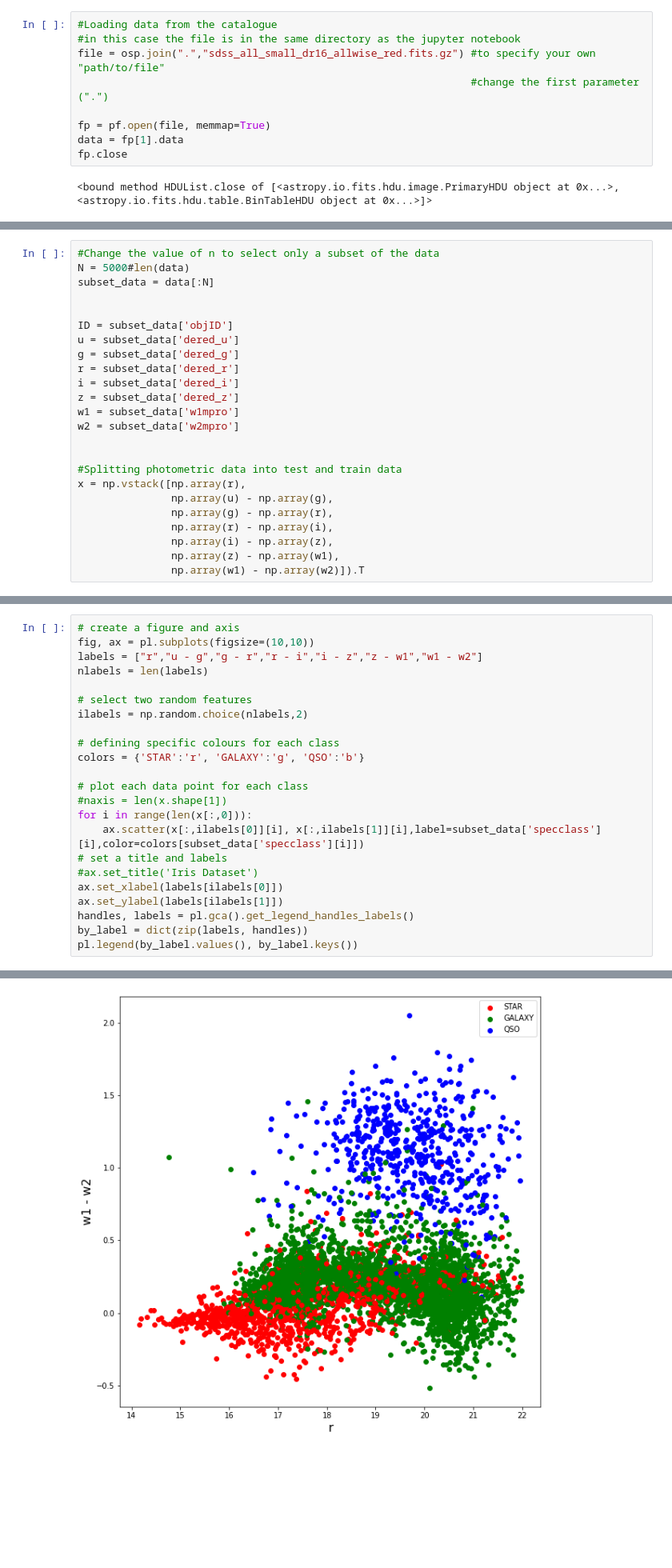
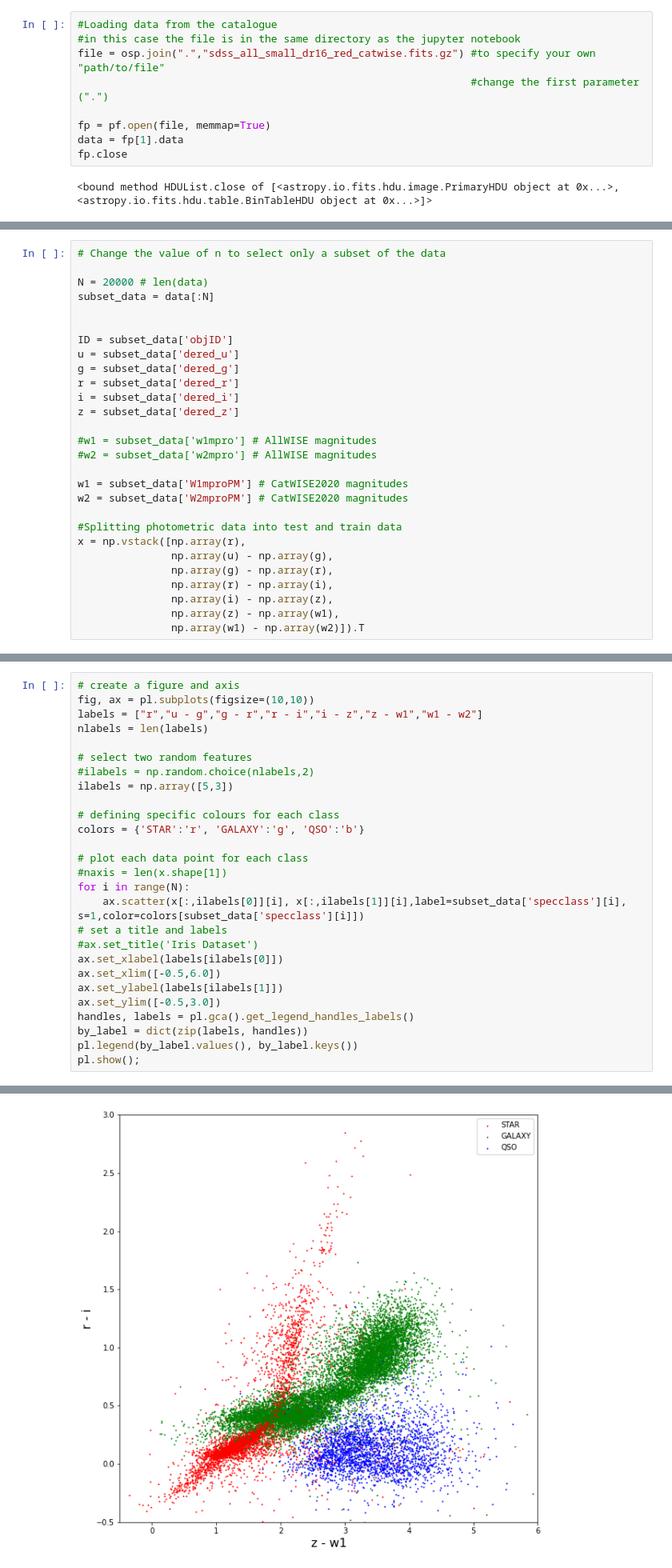
Before and after one commit to mofokeng-chaka/Classification-Photo-z_Regression_Demo, a Jupyter notebook: Multi-Wavelength_Classification_and_Regression.ipynb, the cells around one changed output, grey strips where cells are left out. Shown at 80% size. Drawn from its saved outputs; the diff is of its cells as text; blank space fills up the shorter version.

```diff
--- a/Multi-Wavelength_Classification_and_Regression.ipynb
+++ b/Multi-Wavelength_Classification_and_Regression.ipynb
@@ -592,7 +607,7 @@ def feature_importance(cl,importance,x_tr, x_t, y_tr, y_t,thresh=0.15):
 # %%
 #Loading data from the catalogue
 #in this case the file is in the same directory as the jupyter notebook
-file = osp.join(".","sdss_all_small_dr16_allwise_red.fits.gz") #to specify your own "path/to/file"
+file = osp.join(".","sdss_all_small_dr16_red_catwise.fits.gz") #to specify your own "path/to/file"
                                                                #change the first parameter (".")
 
 fp = pf.open(file, memmap=True)
@@ -605,8 +647,9 @@ N_all = len(data) # all rows from the catalogue (= 3840668)
 # %% [markdown]
 ### visualizing features of the data
 # %%
-#Change the value of n to select only a subset of the data
-N = 5000#len(data)
+# Change the value of n to select only a subset of the data
+
+N = 20000 # len(data)
 subset_data = data[:N]
 
 
@@ -616,9 +659,12 @@ g = subset_data['dered_g']
 r = subset_data['dered_r']
 i = subset_data['dered_i']
 z = subset_data['dered_z']
-w1 = subset_data['w1mpro']
-w2 = subset_data['w2mpro']
 
+#w1 = subset_data['w1mpro'] # AllWISE magnitudes
+#w2 = subset_data['w2mpro'] # AllWISE magnitudes
+
+w1 = subset_data['W1mproPM'] # CatWISE2020 magnitudes
+w2 = subset_data['W2mproPM'] # CatWISE2020 magnitudes
 
 #Splitting photometric data into test and train data
 x = np.vstack([np.array(r),
@@ -669,20 +700,24 @@ labels = ["r","u - g","g - r","r - i","i - z","z - w1","w1 - w2"]
 nlabels = len(labels)
 
 # select two random features
-ilabels = np.random.choice(nlabels,2)
+#ilabels = np.random.choice(nlabels,2)
+ilabels = np.array([5,3])
 
 # defining specific colours for each class
 colors = {'STAR':'r', 'GALAXY':'g', 'QSO':'b'}
 
 # plot each data point for each class
 #naxis = len(x.shape[1])
-for i in range(len(x[:,0])):
-    ax.scatter(x[:,ilabels[0]][i], x[:,ilabels[1]][i],label=subset_data['specclass'][i],color=colors[subset_data['specclass'][i]])
+for i in range(N):
+    ax.scatter(x[:,ilabels[0]][i], x[:,ilabels[1]][i],label=subset_data['specclass'][i], s=1,color=colors[subset_data['specclass'][i]])
 # set a title and labels
 #ax.set_title('Iris Dataset')
 ax.set_xlabel(labels[ilabels[0]])
+ax.set_xlim([-0.5,6.0])
 ax.set_ylabel(labels[ilabels[1]])
+ax.set_ylim([-0.5,3.0])
 handles, labels = pl.gca().get_legend_handles_labels()
 by_label = dict(zip(labels, handles))
 pl.legend(by_label.values(), by_label.keys())
+pl.show();
 # %% [output]
@@ -690,4 +724,4 @@ pl.legend(by_label.values(), by_label.keys())
-[figure, old version]
+[figure, new version]
 # %%
 import seaborn as sns
 sns.set(font_scale=2)
```
Also changed, not shown: parts of 54 cells of this notebook.
